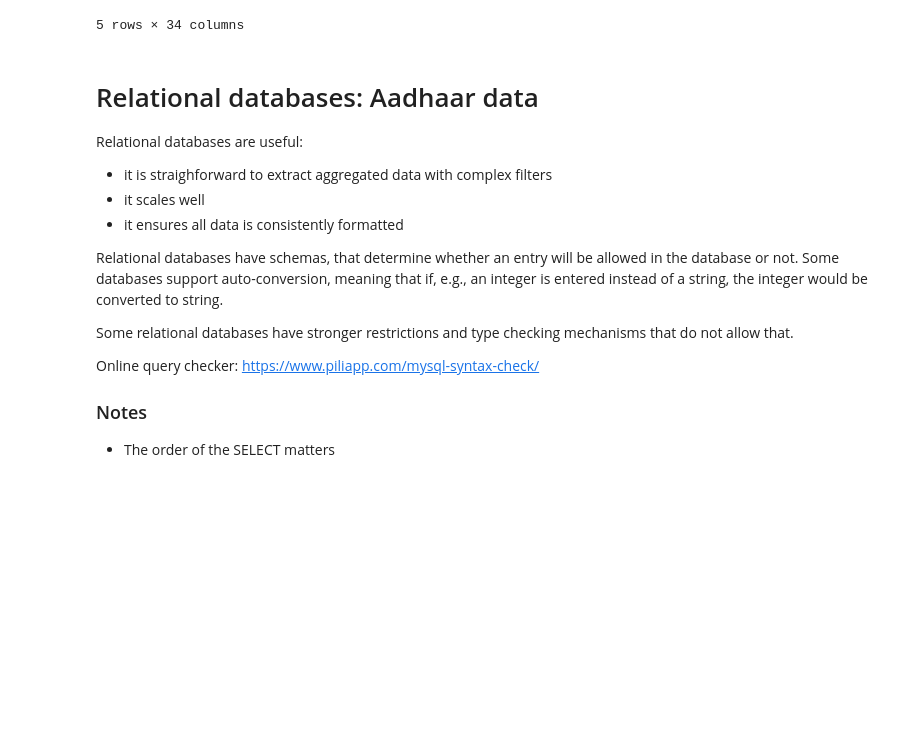
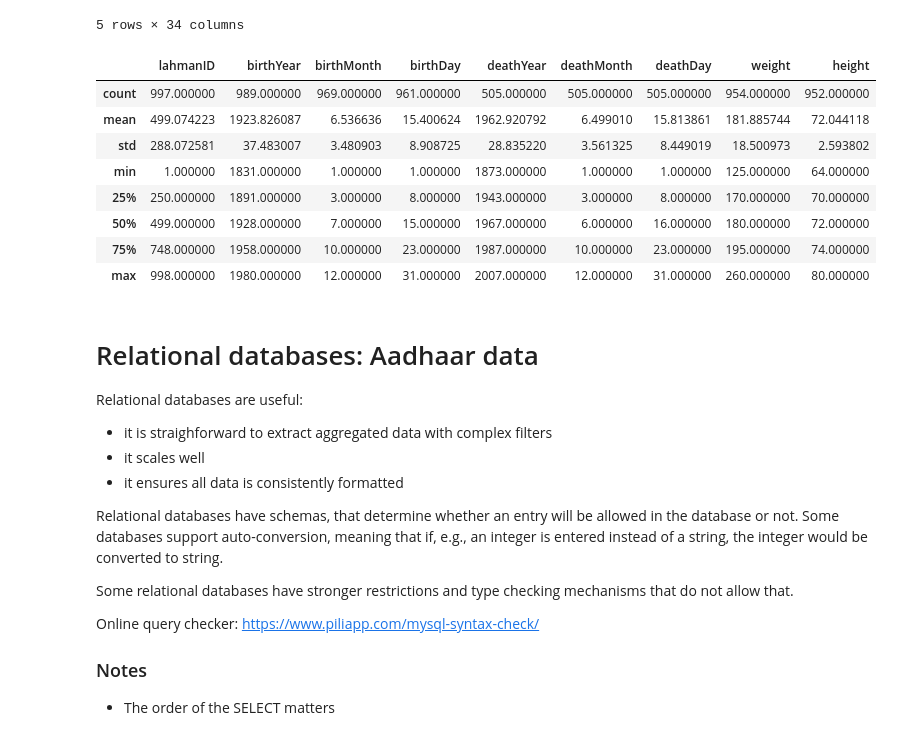
Before and after one commit to chr7stos/DS, a Jupyter notebook: loading_data_from_sources.ipynb, the cells around one changed output. Cells and saved outputs as stored; diff of their text form; code cells hidden in the pictures; blank space fills up the shorter version.

```diff
--- a/loading_data_from_sources.ipynb
+++ b/loading_data_from_sources.ipynb
@@ -18,6 +19,18 @@ df.head()
 | 3 | 4 | abadan01 | NaN | NaN | 1972.0 | 8.0 | 25.0 | USA | FL | ... |
 | 4 | 5 | abadijo01 | NaN | NaN | 1854.0 | 11.0 | 4.0 | USA | PA | ... |
 5 rows × 34 columns
+# %%
+df.describe()
+# %% [output]
+|  | lahmanID | birthYear | birthMonth | birthDay | deathYear | deathMonth | deathDay | weight | height |
+| count | 997.000000 | 989.000000 | 969.000000 | 961.000000 | 505.000000 | 505.000000 | 505.000000 | 954.000000 | 952.000000 |
+| mean | 499.074223 | 1923.826087 | 6.536636 | 15.400624 | 1962.920792 | 6.499010 | 15.813861 | 181.885744 | 72.044118 |
+| std | 288.072581 | 37.483007 | 3.480903 | 8.908725 | 28.835220 | 3.561325 | 8.449019 | 18.500973 | 2.593802 |
+| min | 1.000000 | 1831.000000 | 1.000000 | 1.000000 | 1873.000000 | 1.000000 | 1.000000 | 125.000000 | 64.000000 |
+| 25% | 250.000000 | 1891.000000 | 3.000000 | 8.000000 | 1943.000000 | 3.000000 | 8.000000 | 170.000000 | 70.000000 |
+| 50% | 499.000000 | 1928.000000 | 7.000000 | 15.000000 | 1967.000000 | 6.000000 | 16.000000 | 180.000000 | 72.000000 |
+| 75% | 748.000000 | 1958.000000 | 10.000000 | 23.000000 | 1987.000000 | 10.000000 | 23.000000 | 195.000000 | 74.000000 |
+| max | 998.000000 | 1980.000000 | 12.000000 | 31.000000 | 2007.000000 | 12.000000 | 31.000000 | 260.000000 | 80.000000 |
 # %% [markdown]
 # Relational databases: Aadhaar data
 
```
Also changed, not shown: parts of 6 cells of this notebook.
